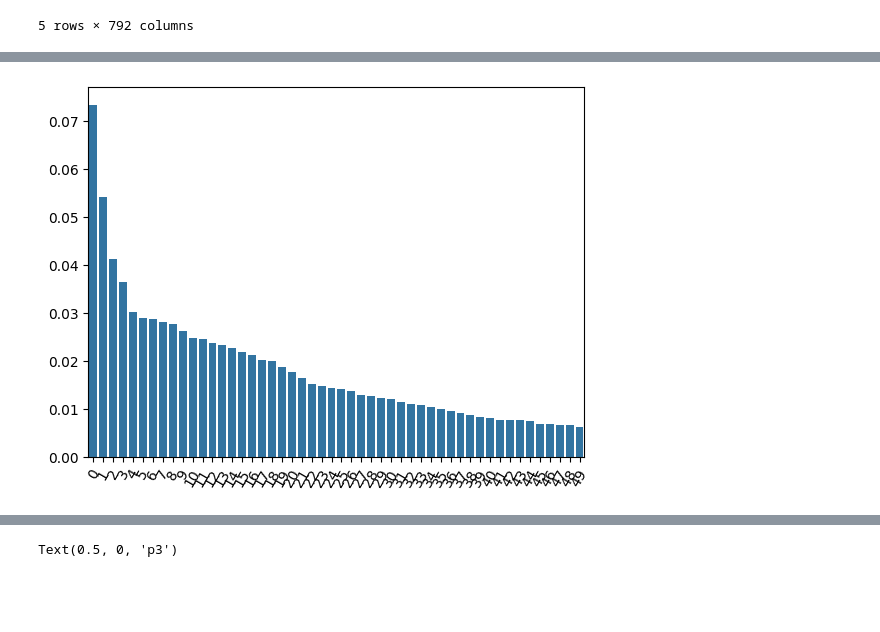
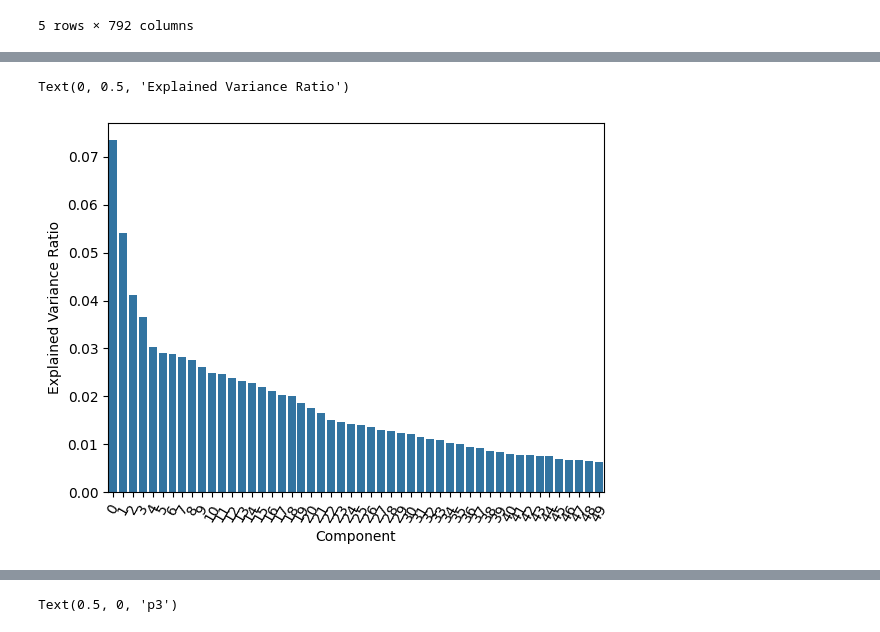
Before and after one commit to NCBI-Codeathons/mlxai-2024-team-bhushan, a Jupyter notebook: notebooks/pca-tsne.ipynb, the cells around one changed output, grey strips where cells are left out. Drawn from its saved outputs; the diff is of its cells as text; code cells hidden in the pictures; blank space fills up the shorter version.

```diff
--- a/notebooks/pca-tsne.ipynb
+++ b/notebooks/pca-tsne.ipynb
@@ -53,10 +53,13 @@ meta.head()
 # %%
 import seaborn as sns
 import matplotlib.pyplot as plt
 
 sns.barplot(pipeline.steps[1][1].explained_variance_ratio_)
 
 ax = plt.gca()
 ax.tick_params(axis='x', rotation=60)
+ax.set_xlabel("Component")
+ax.set_ylabel("Explained Variance Ratio")
 # %% [output]
+Text(0, 0.5, 'Explained Variance Ratio')
-[figure, old version]
+[figure, new version]
```
Also changed, not shown: parts of 4 cells of this notebook.
